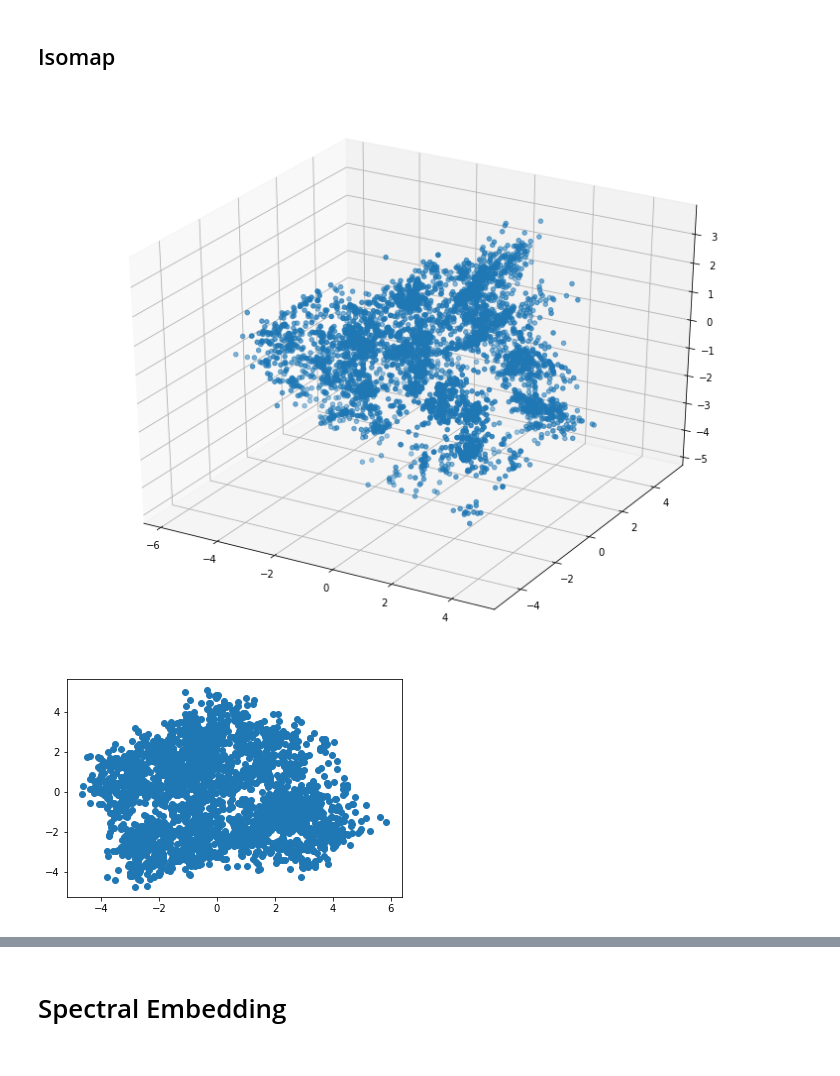
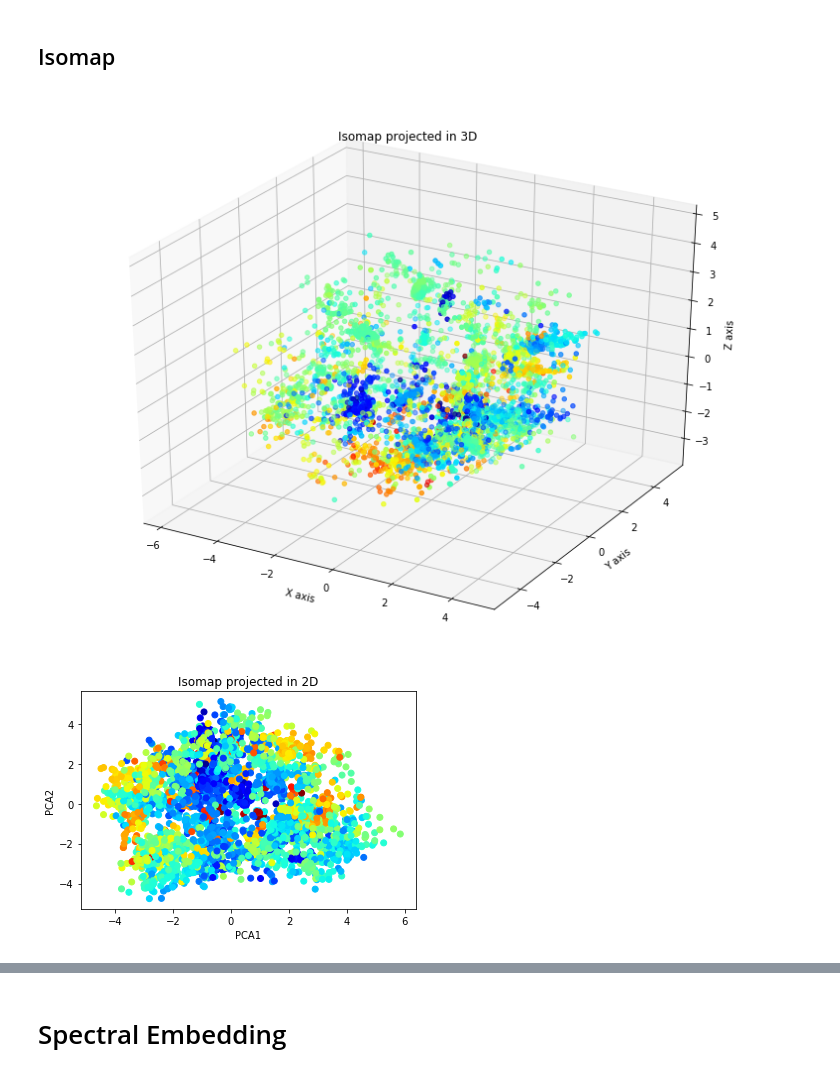
Before and after one commit to Coni63/OC_DS, a Jupyter notebook: P3/Film Recommander.ipynb, the cells around one changed output, grey strips where cells are left out. Drawn from its saved outputs; the diff is of its cells as text; code cells hidden in the pictures.

Commit message:
change image folder + improve notebook

```diff
--- a/P3/Film Recommander.ipynb
+++ b/P3/Film Recommander.ipynb
@@ -1062,29 +1236,36 @@ dfe = df_encoded.copy()
 # %%
 from sklearn.manifold import Isomap
 # %%
-iso = Isomap(n_neighbors=10, n_components=3)
+iso = Isomap(n_neighbors=10, n_components=4)
 pos = iso.fit_transform(dfe)
 # %%
 fig = plt.figure(figsize=(13,10))
 ax = fig.add_subplot(111, projection='3d')
-ax.scatter(pos[:, 0], pos[:, 1], pos[:, 2])
-plt.savefig("isomap3d.png")
+ax.scatter(pos[:, 0], pos[:, 1], pos[:, 2], c = pos[:, 3], cmap="jet")
+ax.set_title("Isomap projected in 3D")
+ax.set_xlabel('X axis')
+ax.set_ylabel('Y axis')
+ax.set_zlabel('Z axis')
+plt.savefig("img/isomap3d.png")
 plt.show()
 # %% [output]
-[figure, old version]
+[figure, new version]
 # %%
 from sklearn.decomposition import PCA, IncrementalPCA
-X_proj = PCA(n_components=2).fit_transform(pos)
+X_proj = PCA(n_components=3).fit_transform(pos)
 
-plt.scatter(X_proj[:, 0], X_proj[:, 1])
+plt.scatter(X_proj[:, 0], X_proj[:, 1], c=X_proj[:, 2], cmap="jet")
 
 # fig = plt.figure(figsize=(13,10))
 # #ax = fig.add_subplot(111, projection='3d')
 # plt.scatter(X_embedded[:, 0], X_embedded[:, 1], c=df2['label'])
-plt.savefig("isomap2d.png")
+plt.title("Isomap projected in 2D")
+plt.xlabel('PCA1')
+plt.ylabel('PCA2')
+plt.savefig("img/isomap2d.png")
 plt.show()
 # %% [output]
-[figure, old version]
+[figure, new version]
 # %%
 selected_movie = 6 # 1, 2, 6, 32, 222, 1250, 2500
 
```
Also changed, not shown: parts of 36 cells of this notebook, 29 other files.
